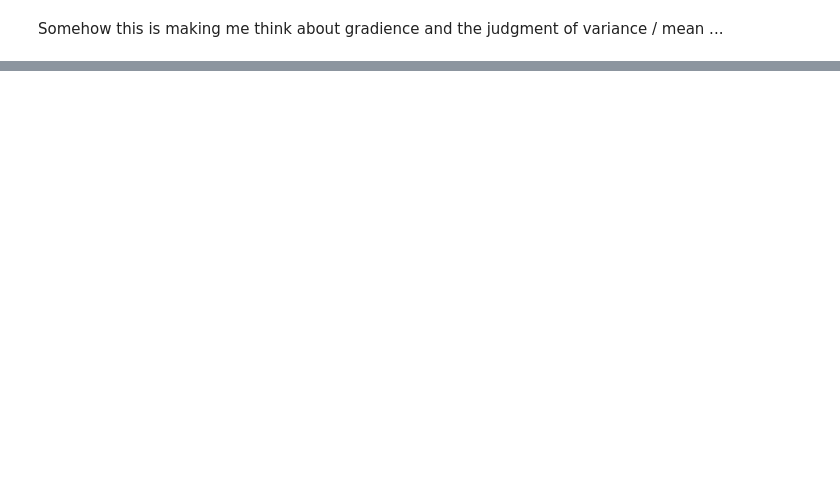
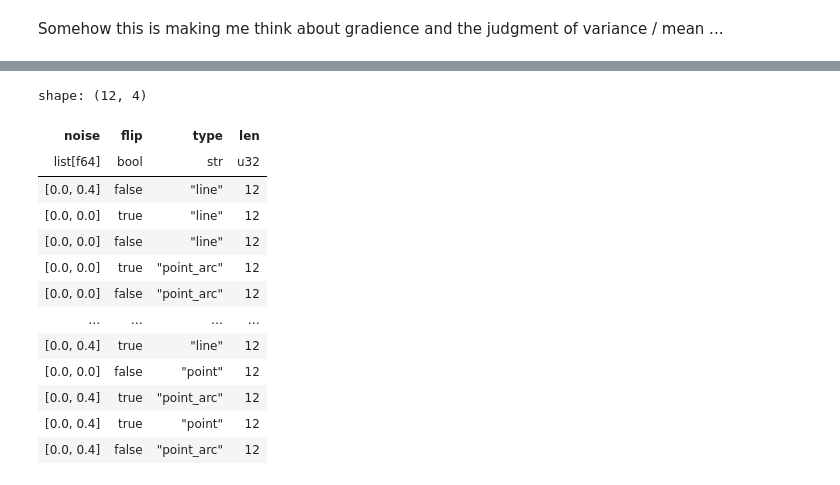
Before and after one commit to mika-long/vis-decode-analysis, a Jupyter notebook: analysis/moritz/Stimuli.ipynb, the cells around one changed output, grey strips where cells are left out. Drawn from its saved outputs; the diff is of its cells as text; code cells hidden in the pictures; blank space fills up the shorter version.

```diff
--- a/analysis/moritz/Stimuli.ipynb
+++ b/analysis/moritz/Stimuli.ipynb
@@ -153,3 +172,3 @@ Somehow this is making me think about gradience and the judgment of variance / m
 # %%
-df_2 = pd.read_json("../../data/moritz/stimuli/exp2-stimuli.json")
-df_2.head(5)
+df_2 = pl.read_json("../../data/moritz/stimuli/exp2-stimuli.json")
+# df_2.head(5)
@@ -162,0 +175,17 @@ df_2.head(5)
+# %%
+df_2.group_by(["noise", "flip", "type"]).len()
+# %% [output]
+shape: (12, 4)
+| noise | flip | type | len |
+| list[f64] | bool | str | u32 |
+| [0.0, 0.4] | false | "line" | 12 |
+| [0.0, 0.0] | true | "line" | 12 |
+| [0.0, 0.0] | false | "line" | 12 |
+| [0.0, 0.0] | true | "point_arc" | 12 |
+| [0.0, 0.0] | false | "point_arc" | 12 |
+| … | … | … | … |
+| [0.0, 0.4] | true | "line" | 12 |
+| [0.0, 0.0] | false | "point" | 12 |
+| [0.0, 0.4] | true | "point_arc" | 12 |
+| [0.0, 0.4] | true | "point" | 12 |
+| [0.0, 0.4] | false | "point_arc" | 12 |
```
Also changed, not shown: parts of 28 cells of this notebook.
